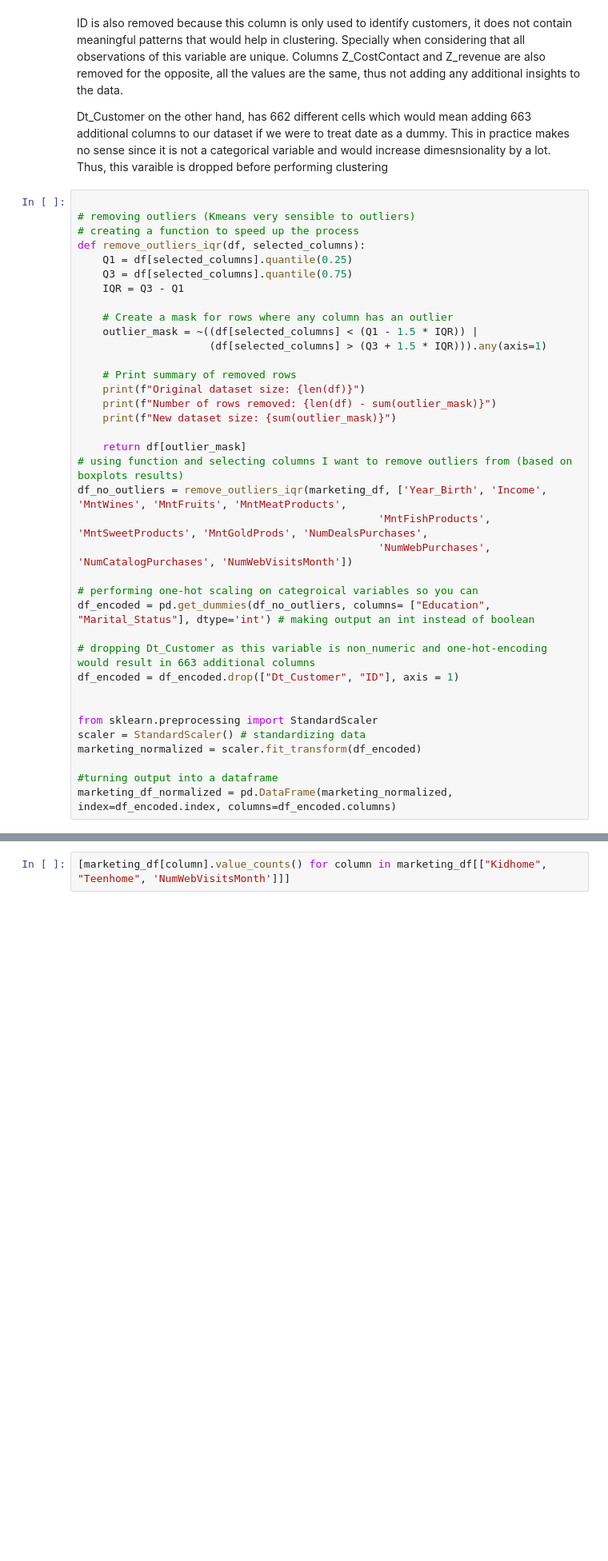
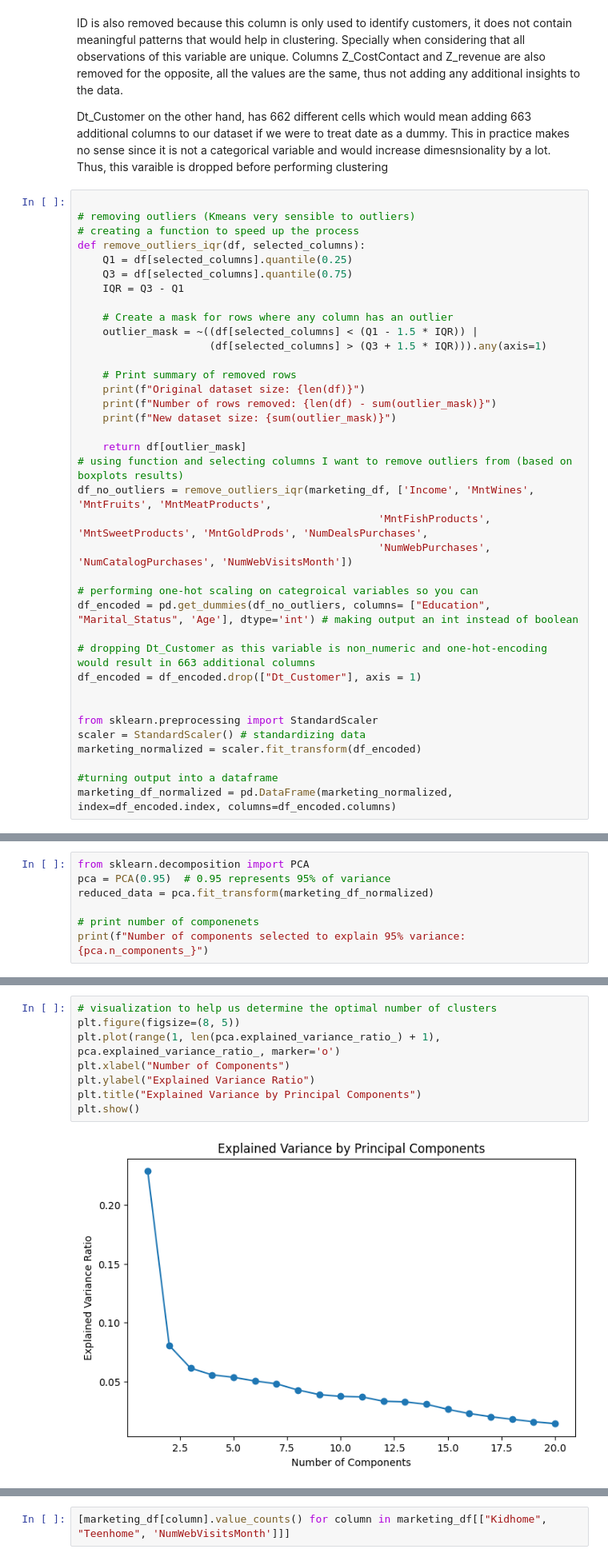
Before and after one commit to kimvkemenade/DM_team16, a Jupyter notebook: DM_Assignment_2.ipynb, the cells around one changed output, grey strips where cells are left out. Shown at 80% size. Cells and saved outputs as stored; diff of their text form; blank space fills up the shorter version.

```diff
--- a/DM_Assignment_2.ipynb
+++ b/DM_Assignment_2.ipynb
@@ -362,15 +396,15 @@ def remove_outliers_iqr(df, selected_columns):
 
     return df[outlier_mask]
 # using function and selecting columns I want to remove outliers from (based on boxplots results)
-df_no_outliers = remove_outliers_iqr(marketing_df, ['Year_Birth', 'Income', 'MntWines', 'MntFruits', 'MntMeatProducts',
+df_no_outliers = remove_outliers_iqr(marketing_df, ['Income', 'MntWines', 'MntFruits', 'MntMeatProducts',
                                                 'MntFishProducts', 'MntSweetProducts', 'MntGoldProds', 'NumDealsPurchases',
                                                 'NumWebPurchases', 'NumCatalogPurchases', 'NumWebVisitsMonth'])
 
 # performing one-hot scaling on categroical variables so you can
-df_encoded = pd.get_dummies(df_no_outliers, columns= ["Education", "Marital_Status"], dtype='int') # making output an int instead of boolean
+df_encoded = pd.get_dummies(df_no_outliers, columns= ["Education", "Marital_Status", 'Age'], dtype='int') # making output an int instead of boolean
 
 # dropping Dt_Customer as this variable is non_numeric and one-hot-encoding would result in 663 additional columns
-df_encoded = df_encoded.drop(["Dt_Customer", "ID"], axis = 1)
+df_encoded = df_encoded.drop(["Dt_Customer"], axis = 1)
 
 
 from sklearn.preprocessing import StandardScaler
@@ -387,0 +420,7 @@ As we can see from
+# %%
+from sklearn.decomposition import PCA
+pca = PCA(0.95)  # 0.95 represents 95% of variance
+reduced_data = pca.fit_transform(marketing_df_normalized)
+
+# print number of componenets
+print(f"Number of components selected to explain 95% variance: {pca.n_components_}")
@@ -387,0 +429,10 @@ As we can see from
+# %%
+# visualization to help us determine the optimal number of clusters
+plt.figure(figsize=(8, 5))
+plt.plot(range(1, len(pca.explained_variance_ratio_) + 1), pca.explained_variance_ratio_, marker='o')
+plt.xlabel("Number of Components")
+plt.ylabel("Explained Variance Ratio")
+plt.title("Explained Variance by Principal Components")
+plt.show()
+# %% [output]
+[figure, added]
```
Also changed, not shown: parts of 18 cells of this notebook.
